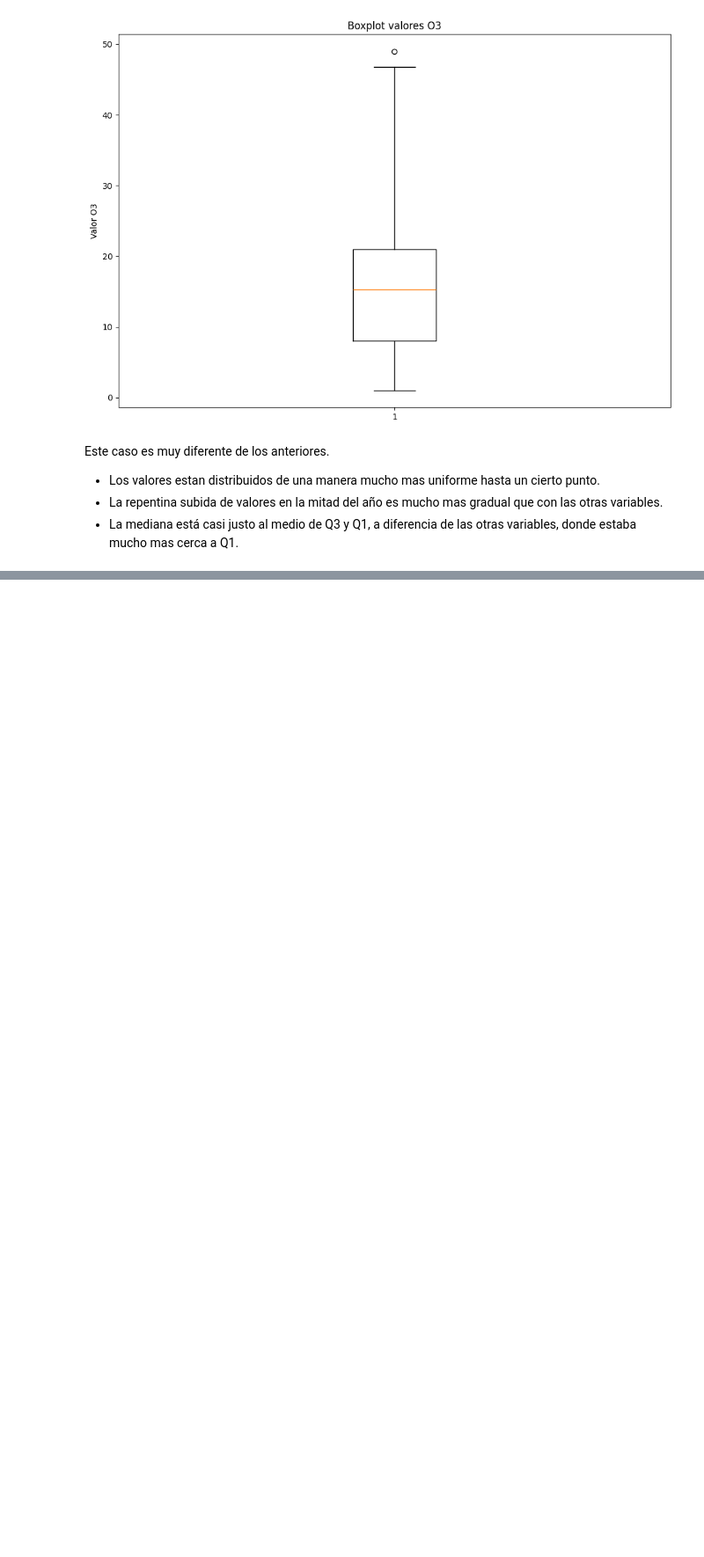
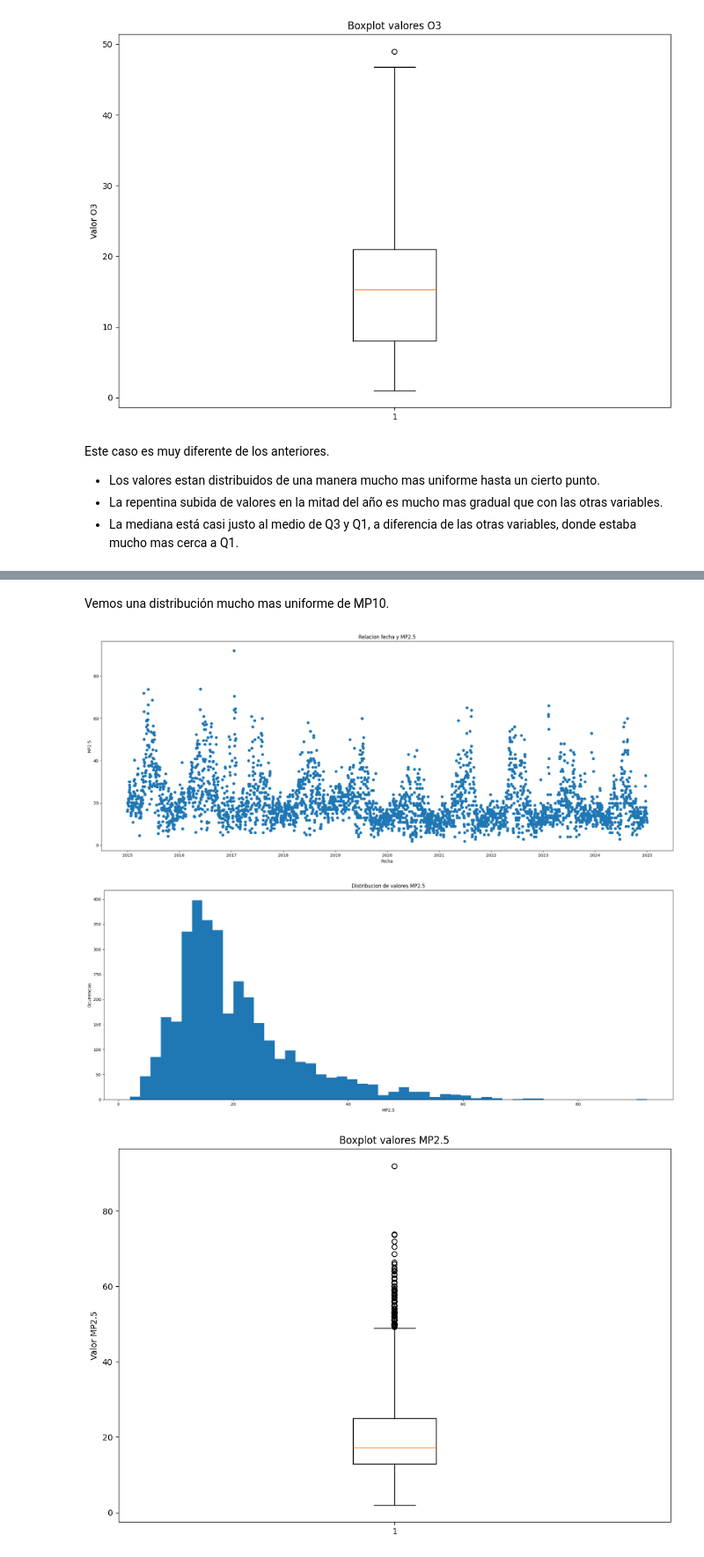
Before and after one commit to Seba-RC/AnalisisContaminacionAire, a Jupyter notebook: AnalisisDatos.ipynb, the cells around one changed output, grey strips where cells are left out. Shown at 88% size. Saved outputs shown, nothing was run; the diff lists cells and outputs as text; code cells hidden in the pictures; blank space fills up the shorter version.

```diff
--- a/AnalisisDatos.ipynb
+++ b/AnalisisDatos.ipynb
@@ -660,0 +793,34 @@ Este caso es muy diferente de los anteriores.
+# %% [markdown]
+Vemos una distribución mucho mas uniforme de MP10.
+# %%
+# Grafico de dispersión
+plt.figure(figsize=(20, 8))
+plt.title('Relacion fecha y MP2.5')
+plt.scatter(dfLasCondes['Fecha'], dfLasCondes['MP2.5'])
+plt.xlabel('Fecha')
+plt.ylabel('MP2.5')
+
+plt.tight_layout()
+plt.show()
+# Histograma
+plt.figure(figsize=(20, 8))
+plt.title('Distribucion de valores MP2.5')
+plt.hist(dfLasCondes['MP2.5'], bins=50)
+plt.xlabel('MP2.5')
+plt.ylabel('Ocurrencias')
+
+plt.tight_layout()
+plt.show()
+# Boxplot
+plt.figure(figsize=(10, 7))
+plt.title('Boxplot valores MP2.5')
+plt.boxplot(dfLasCondes['MP2.5'].dropna(), whis=2)
+plt.ylabel('Valor MP2.5')
+
+
+plt.tight_layout()
+plt.show()
+# %% [output]
+[figure, added]
+[figure, added]
+[figure, added]
```
Also changed, not shown: parts of 19 cells of this notebook.
